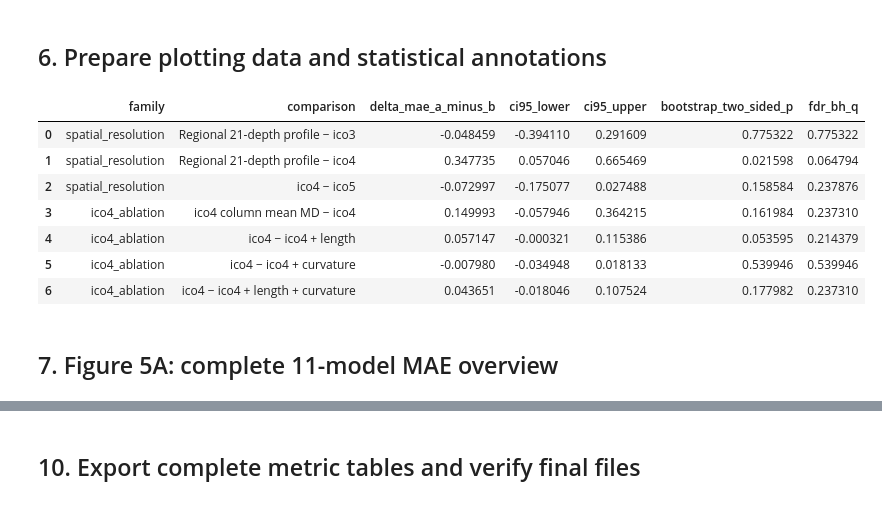
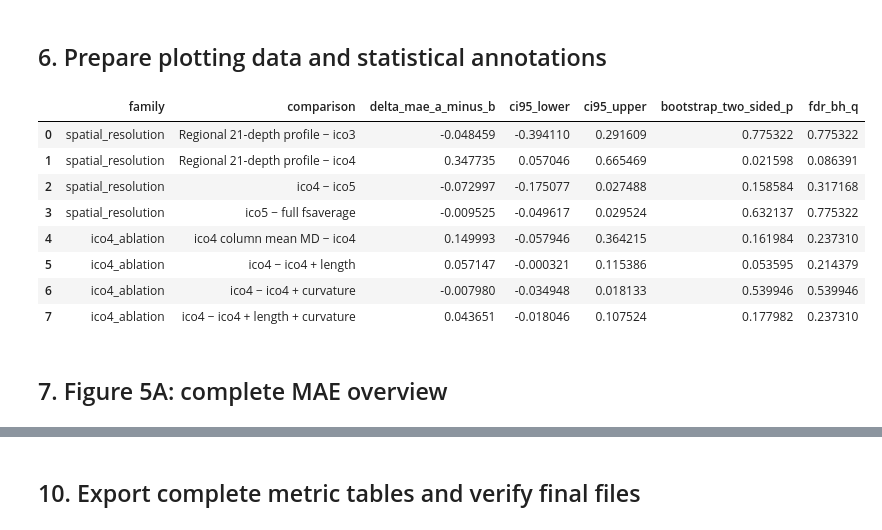
Before and after one commit to chloe-xintong/cortical-column-normative-modeling, a Jupyter notebook: analysis_results/figure5/notebooks/plot_figure5.ipynb, the cells around one changed output, grey strips where cells are left out. Drawn from its saved outputs; the diff is of its cells as text; code cells hidden in the pictures.

```diff
--- a/analysis_results/figure5/notebooks/plot_figure5.ipynb
+++ b/analysis_results/figure5/notebooks/plot_figure5.ipynb
@@ -191,10 +410,11 @@ summary_df
 # %% [markdown]
 ## 4. Subject and result QC
 # %%
-if len(MODEL_CONFIG) != 11 or set(MODEL_CONFIG) != set(EXPECTED_MAE_ORDER):
-    raise RuntimeError("Model mapping does not contain exactly the 11 requested representations")
-if set(k for _, keys in PLOT_GROUPS for k in keys) != set(MODEL_CONFIG):
-    raise RuntimeError("Scientific plot groups do not cover all 11 representations")
+if len(MODEL_CONFIG) != 14:
+    raise RuntimeError("Model mapping does not contain exactly the 14 requested representations")
+grouped_keys = {key for _, keys in PLOT_GROUPS for key in keys} | set(SUPPLEMENT_KEYS)
+if not grouped_keys.issubset(MODEL_CONFIG):
+    raise RuntimeError("A requested scientific plot group contains an unknown representation")
 
 reference = predictions["regional_mean_md"]
 if len(reference) != 196:
@@ -232,9 +452,8 @@ for key, frame in predictions.items():
 
 qc_df = pd.DataFrame(qc_rows)
 actual_order = qc_df.sort_values("mae")["representation"].tolist()
-if actual_order != EXPECTED_MAE_ORDER:
-    raise RuntimeError(f"Unexpected MAE rank order:\n{actual_order}")
+EXPECTED_MAE_ORDER = actual_order
 
-print("QC PASSED: 11 models × 196 unique matched subjects; ages and saved metrics agree.")
+print("QC PASSED: 14 models × 196 unique matched subjects; ages and saved metrics agree.")
 display(qc_df.set_index("representation").loc[EXPECTED_MAE_ORDER].reset_index())
 # %% [output]
@@ -305,50 +527,54 @@ Computed 44 metric intervals using one shared subject-index matrix.
 ## 6. Prepare plotting data and statistical annotations
 # %%
 plot_data = metric_ci.copy()
-plot_data["color"] = plot_data["representation"].map(lambda k: MODEL_CONFIG[k]["color"])
-plot_data["marker"] = plot_data["representation"].map(lambda k: MODEL_CONFIG[k]["marker"])
+plot_data["overview_color"] = OVERVIEW_COLOR
+for group_name, color_map in GROUP_COLORS.items():
+    plot_data[f"{group_name}_color"] = plot_data["representation"].map(color_map)
+plot_data["marker"] = POINT_MARKER
 plot_data["mae_rank"] = plot_data["representation"].map({k: i + 1 for i, k in enumerate(EXPECTED_MAE_ORDER)})
 plot_data.to_csv(OUTPUT_DIR / "Figure5_plot_data.csv", index=False)
 
 paired_stats = pd.read_csv(PAIRED_MAE_STATS)
-expected_family_sizes = {"spatial_resolution": 3, "ico4_ablation": 4}
+expected_family_sizes = {"spatial_resolution": 4, "ico4_ablation": 4}
 if paired_stats.groupby("family").size().to_dict() != expected_family_sizes:
-    raise RuntimeError("Exploratory FDR table does not contain the expected 3+4 comparison families")
+    raise RuntimeError("Exploratory FDR table does not contain the expected 4+4 comparison families")
 if paired_stats["fdr_bh_q"].isna().any():
     raise RuntimeError("Every comparison in the two exploratory FDR families must have a q value")
 
 def exactly_one(a, b):
     match = paired_stats.loc[
         paired_stats["representation_a"].eq(a) & paired_stats["representation_b"].eq(b)
     ]
     if len(match) != 1:
         raise RuntimeError(f"Expected one saved comparison for {a} vs {b}; found {len(match)}")
     return match.iloc[0]
 
 rp_ico4 = exactly_one("regional_profile", "ico4_md")
 ico4_ico5 = exactly_one("ico4_md", "ico5_md")
+ico5_full = exactly_one("ico5_md", "fsaverage_full_md")
 column_ico4 = exactly_one("ico4_column_mean_md", "ico4_md")
 ico4_length = exactly_one("ico4_md", "ico4_md_length")
 
 paired_stats.to_csv(OUTPUT_DIR / "Figure5_exploratory_FDR_statistics.csv", index=False)
-display_stats = paired_stats.loc[
+selected_stats = paired_stats.loc[
     paired_stats["comparison"].isin([
-        "Regional 21-depth profile − ico4", "ico4 − ico5",
+        "Regional 21-depth profile − ico4", "ico4 − ico5", "ico5 − full fsaverage",
         "ico4 column mean MD − ico4", "ico4 − ico4 + length",
     ])
 ].copy()
-display_stats.to_csv(OUTPUT_DIR / "Figure5_displayed_MAE_statistics.csv", index=False)
+selected_stats.to_csv(OUTPUT_DIR / "Figure5_selected_paired_MAE_statistics.csv", index=False)
 display(paired_stats[["family", "comparison", "delta_mae_a_minus_b", "ci95_lower", "ci95_upper",
                       "bootstrap_two_sided_p", "fdr_bh_q"]])
 # %% [output]
 |  | family | comparison | delta_mae_a_minus_b | ci95_lower | ci95_upper | bootstrap_two_sided_p | fdr_bh_q |
 | 0 | spatial_resolution | Regional 21-depth profile − ico3 | -0.048459 | -0.394110 | 0.291609 | 0.775322 | 0.775322 |
-| 1 | spatial_resolution | Regional 21-depth profile − ico4 | 0.347735 | 0.057046 | 0.665469 | 0.021598 | 0.064794 |
-| 2 | spatial_resolution | ico4 − ico5 | -0.072997 | -0.175077 | 0.027488 | 0.158584 | 0.237876 |
-| 3 | ico4_ablation | ico4 column mean MD − ico4 | 0.149993 | -0.057946 | 0.364215 | 0.161984 | 0.237310 |
-| 4 | ico4_ablation | ico4 − ico4 + length | 0.057147 | -0.000321 | 0.115386 | 0.053595 | 0.214379 |
-| 5 | ico4_ablation | ico4 − ico4 + curvature | -0.007980 | -0.034948 | 0.018133 | 0.539946 | 0.539946 |
-| 6 | ico4_ablation | ico4 − ico4 + length + curvature | 0.043651 | -0.018046 | 0.107524 | 0.177982 | 0.237310 |
+| 1 | spatial_resolution | Regional 21-depth profile − ico4 | 0.347735 | 0.057046 | 0.665469 | 0.021598 | 0.086391 |
+| 2 | spatial_resolution | ico4 − ico5 | -0.072997 | -0.175077 | 0.027488 | 0.158584 | 0.317168 |
+| 3 | spatial_resolution | ico5 − full fsaverage | -0.009525 | -0.049617 | 0.029524 | 0.632137 | 0.775322 |
+| 4 | ico4_ablation | ico4 column mean MD − ico4 | 0.149993 | -0.057946 | 0.364215 | 0.161984 | 0.237310 |
+| 5 | ico4_ablation | ico4 − ico4 + length | 0.057147 | -0.000321 | 0.115386 | 0.053595 | 0.214379 |
+| 6 | ico4_ablation | ico4 − ico4 + curvature | -0.007980 | -0.034948 | 0.018133 | 0.539946 | 0.539946 |
+| 7 | ico4_ablation | ico4 − ico4 + length + curvature | 0.043651 | -0.018046 | 0.107524 | 0.177982 | 0.237310 |
 # %% [markdown]
-## 7. Figure 5A: complete 11-model MAE overview
+## 7. Figure 5A: complete MAE overview
 # %%
```
Also changed, not shown: parts of 15 cells of this notebook, 37 other files.
